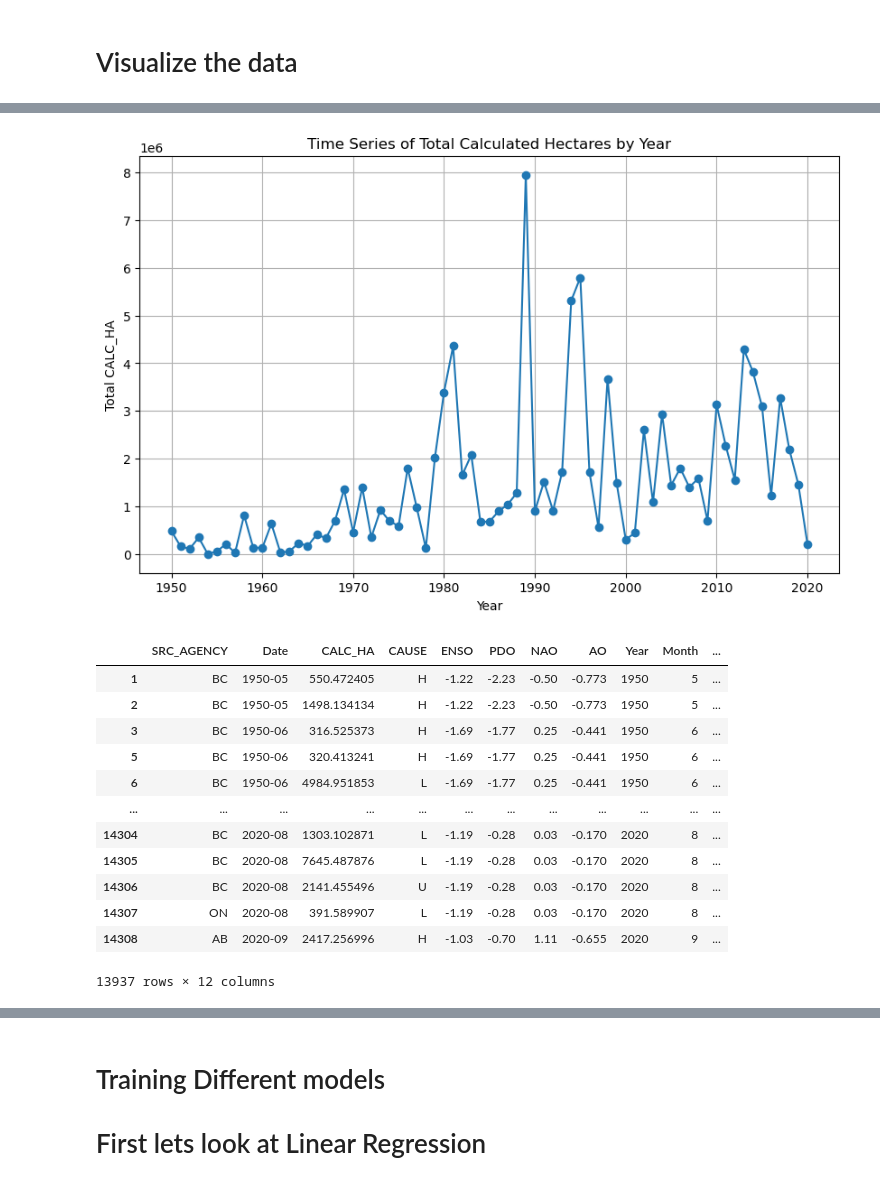
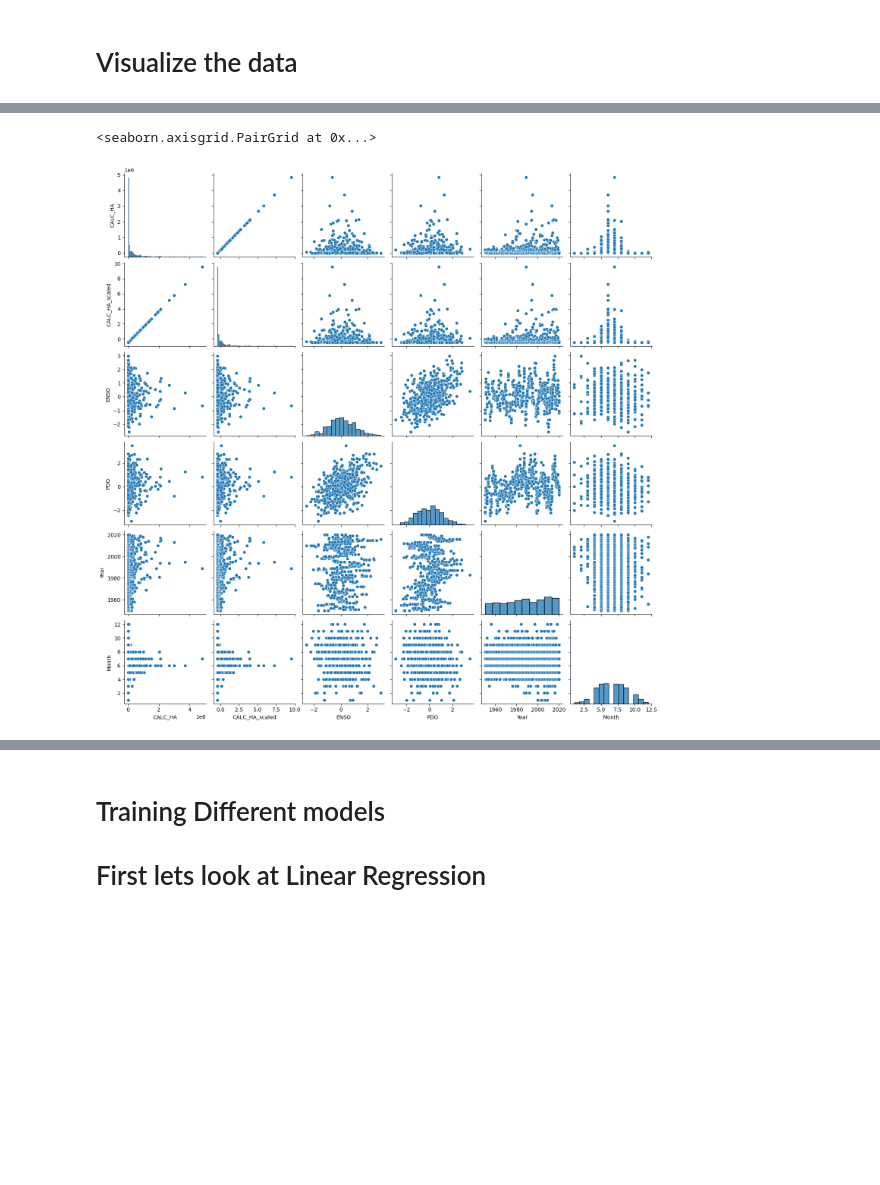
Before and after one commit to garrickhague/ATMS523, a Jupyter notebook: Hague_Final_Project.ipynb, the cells around one changed output, grey strips where cells are left out. Saved outputs shown, nothing was run; the diff lists cells and outputs as text; code cells hidden in the pictures; blank space fills up the shorter version.

```diff
--- a/Hague_Final_Project.ipynb
+++ b/Hague_Final_Project.ipynb
@@ -311,30 +292,5 @@ plt.show()
-# %%
-# Group the data by 'Year' and calculate the sum of 'CALC_HA' for each year
-yearly_sum_data = df_copy.groupby('Year')['CALC_HA'].sum()
-
-# Plotting the time series
-plt.figure(figsize=(10, 6))
-yearly_sum_data.plot(marker='o', linestyle='-')
-plt.title('Time Series of Total Calculated Hectares by Year')
-plt.xlabel('Year')
-plt.ylabel('Total CALC_HA')
-plt.grid(True)
-plt.show()
-# %% [output]
-[figure, removed]
-# %%
-full_merged_df
-# %% [output]
-|  | SRC_AGENCY | Date | CALC_HA | CAUSE | ENSO | PDO | NAO | AO | Year | Month | ... |
-| 1 | BC | 1950-05 | 550.472405 | H | -1.22 | -2.23 | -0.50 | -0.773 | 1950 | 5 | ... |
-| 2 | BC | 1950-05 | 1498.134134 | H | -1.22 | -2.23 | -0.50 | -0.773 | 1950 | 5 | ... |
-| 3 | BC | 1950-06 | 316.525373 | H | -1.69 | -1.77 | 0.25 | -0.441 | 1950 | 6 | ... |
-| 5 | BC | 1950-06 | 320.413241 | H | -1.69 | -1.77 | 0.25 | -0.441 | 1950 | 6 | ... |
-| 6 | BC | 1950-06 | 4984.951853 | L | -1.69 | -1.77 | 0.25 | -0.441 | 1950 | 6 | ... |
-| ... | ... | ... | ... | ... | ... | ... | ... | ... | ... | ... | ... |
-| 14304 | BC | 2020-08 | 1303.102871 | L | -1.19 | -0.28 | 0.03 | -0.170 | 2020 | 8 | ... |
-| 14305 | BC | 2020-08 | 7645.487876 | L | -1.19 | -0.28 | 0.03 | -0.170 | 2020 | 8 | ... |
-| 14306 | BC | 2020-08 | 2141.455496 | U | -1.19 | -0.28 | 0.03 | -0.170 | 2020 | 8 | ... |
-| 14307 | ON | 2020-08 | 391.589907 | L | -1.19 | -0.28 | 0.03 | -0.170 | 2020 | 8 | ... |
-| 14308 | AB | 2020-09 | 2417.256996 | H | -1.03 | -0.70 | 1.11 | -0.655 | 2020 | 9 | ... |
-13937 rows × 12 columns
+# %%
+sns.pairplot(full_merged_df)
+# %% [output]
+<seaborn.axisgrid.PairGrid at 0x...>
+[figure, added]
```
Also changed, not shown: parts of 45 cells of this notebook, 1 other file.
